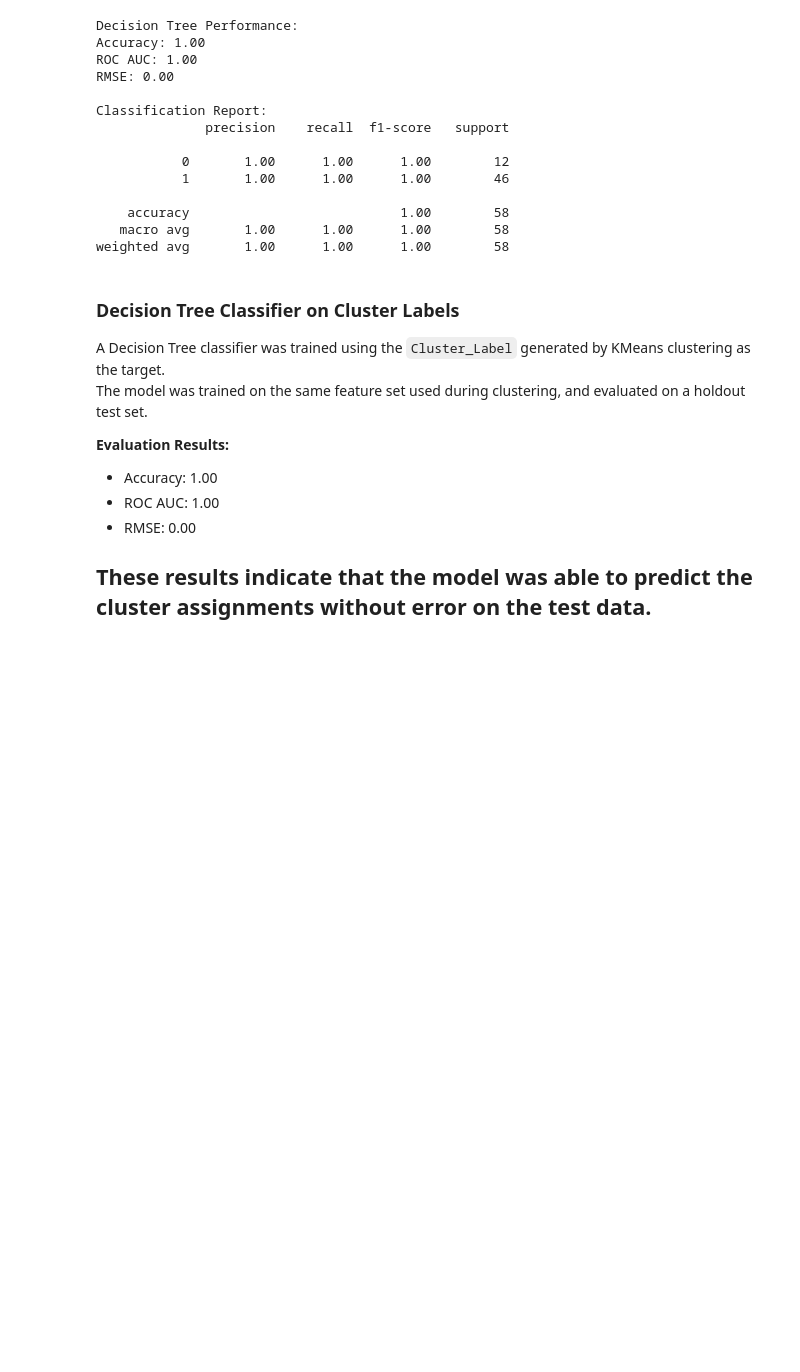
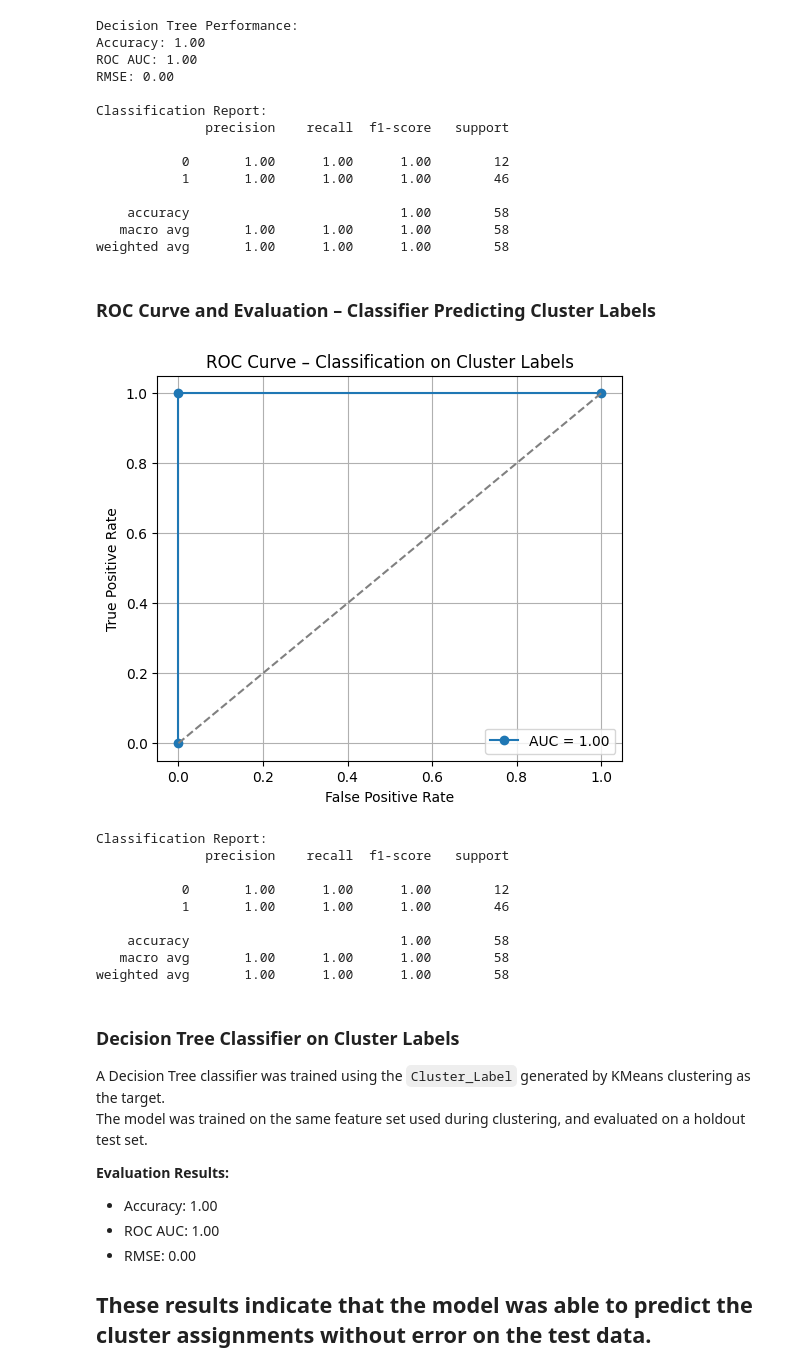
Before and after one commit to TarikBugraAy/breast-cancer-clustering-classification, a Jupyter notebook: Notebooks/clustering_&_classification.ipynb, the cells around one changed output. Cells and saved outputs as stored; diff of their text form; code cells hidden in the pictures; blank space fills up the shorter version.

```diff
--- a/Notebooks/clustering_&_classification.ipynb
+++ b/Notebooks/clustering_&_classification.ipynb
@@ -232,6 +279,41 @@ Classification Report:
     accuracy                           1.00        58
    macro avg       1.00      1.00      1.00        58
 weighted avg       1.00      1.00      1.00        58
+# %% [markdown]
+### ROC Curve and Evaluation – Classifier Predicting Cluster Labels
+# %%
+from sklearn.metrics import roc_curve, roc_auc_score, classification_report
+import matplotlib.pyplot as plt
+
+# ROC Curve and AUC
+fpr, tpr, thresholds = roc_curve(y_test, y_prob)
+auc_score = roc_auc_score(y_test, y_prob)
+
+# Plot ROC
+plt.figure(figsize=(6, 5))
+plt.plot(fpr, tpr, label=f"AUC = {auc_score:.2f}", marker='o')
+plt.plot([0, 1], [0, 1], linestyle='--', color='gray')
+plt.xlabel("False Positive Rate")
+plt.ylabel("True Positive Rate")
+plt.title("ROC Curve – Classification on Cluster Labels")
+plt.legend()
+plt.grid(True)
+plt.show()
+
+# Print classification report
+print("Classification Report:")
+print(classification_report(y_test, y_pred))
+# %% [output]
+[figure, added]
+Classification Report:
+              precision    recall  f1-score   support
+
+           0       1.00      1.00      1.00        12
+           1       1.00      1.00      1.00        46
+
+    accuracy                           1.00        58
+   macro avg       1.00      1.00      1.00        58
+weighted avg       1.00      1.00      1.00        58
 # %% [markdown]
 ### Decision Tree Classifier on Cluster Labels
 
```
Also changed, not shown: parts of 5 cells of this notebook.
